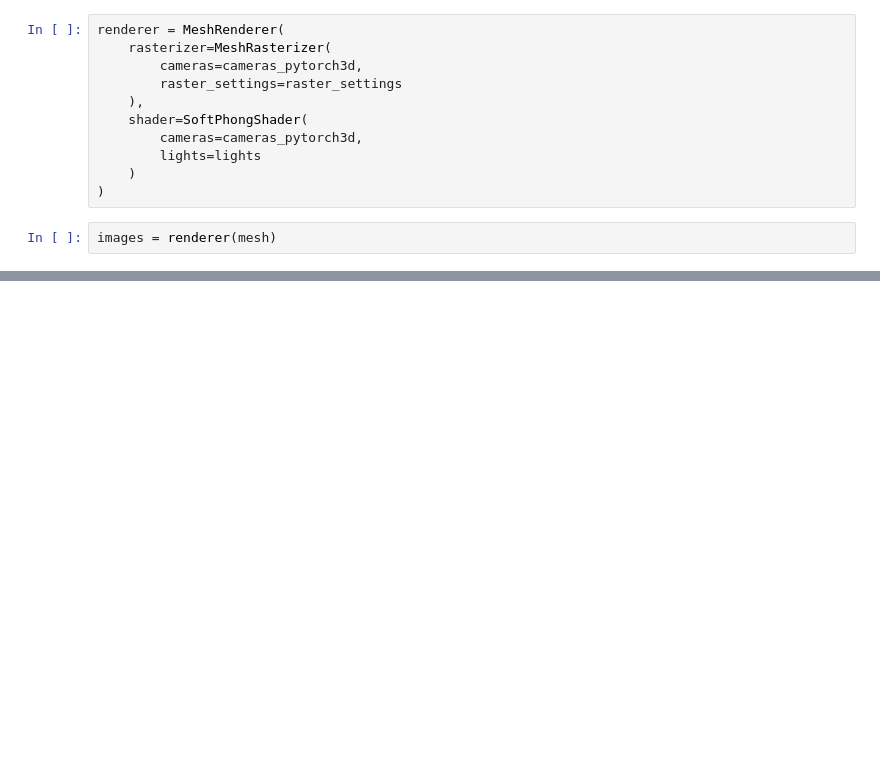
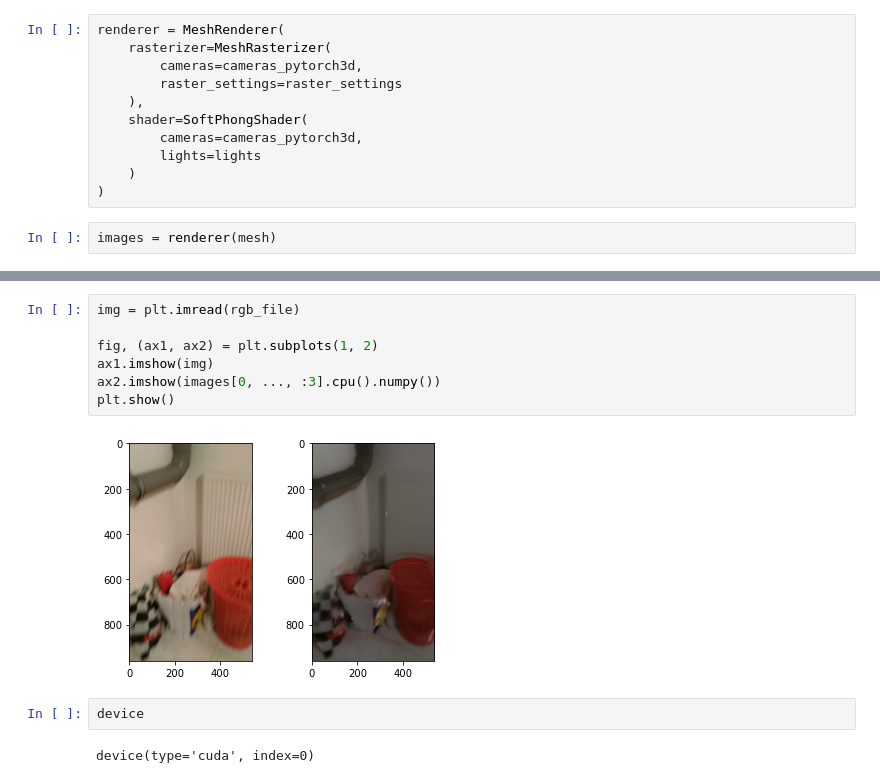
Before and after one commit to Shubodh/pytorch3d, a Jupyter notebook: docs/tutorials/shub_custom/custom_render_colored_points_perspectiveCam.ipynb, the cells around one changed output, grey strips where cells are left out. Drawn from its saved outputs; the diff is of its cells as text; blank space fills up the shorter version.

```diff
--- a/docs/tutorials/shub_custom/custom_render_colored_points_perspectiveCam.ipynb
+++ b/docs/tutorials/shub_custom/custom_render_colored_points_perspectiveCam.ipynb
@@ -475,0 +479,13 @@ plt.show()
+# %%
+img = plt.imread(rgb_file)
+
+fig, (ax1, ax2) = plt.subplots(1, 2)
+ax1.imshow(img)
+ax2.imshow(images[0, ..., :3].cpu().numpy())
+plt.show()
+# %% [output]
+[figure, added]
+# %%
+device
+# %% [output]
+device(type='cuda', index=0)
```
Also changed, not shown: parts of 6 cells of this notebook, 2 other files.
